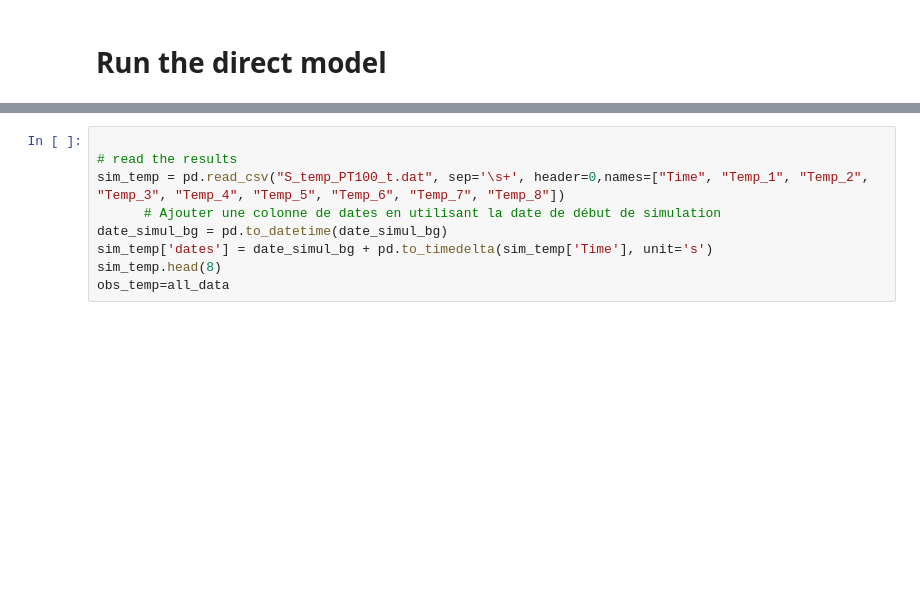
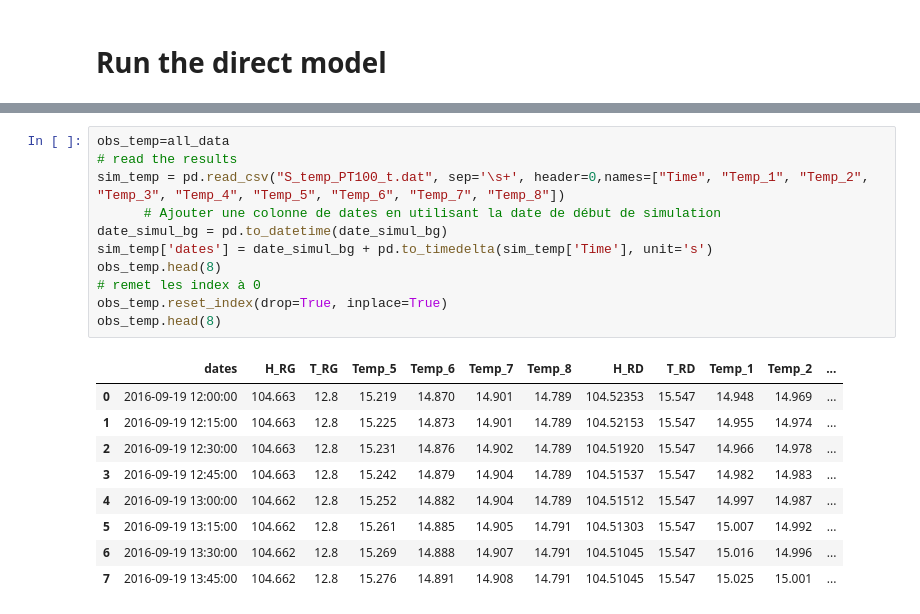
Before and after one commit to agnes-riviere/ginette, a Jupyter notebook: application/RIV2D/IntD_test.ipynb, the cells around one changed output, grey strips where cells are left out. Cells and saved outputs as stored; diff of their text form; blank space fills up the shorter version.

```diff
--- a/application/RIV2D/IntD_test.ipynb
+++ b/application/RIV2D/IntD_test.ipynb
@@ -886,10 +888,22 @@ NameError: name 'run_direct_model_2D' is not defined
 # %%
-
+obs_temp=all_data
 # read the results
 sim_temp = pd.read_csv("S_temp_PT100_t.dat", sep='\s+', header=0,names=["Time", "Temp_1", "Temp_2", "Temp_3", "Temp_4", "Temp_5", "Temp_6", "Temp_7", "Temp_8"])
       # Ajouter une colonne de dates en utilisant la date de début de simulation
 date_simul_bg = pd.to_datetime(date_simul_bg)
 sim_temp['dates'] = date_simul_bg + pd.to_timedelta(sim_temp['Time'], unit='s')
-sim_temp.head(8)
-obs_temp=all_data
+obs_temp.head(8)
+# remet les index à 0
+obs_temp.reset_index(drop=True, inplace=True)
+obs_temp.head(8)
+# %% [output]
+|  | dates | H_RG | T_RG | Temp_5 | Temp_6 | Temp_7 | Temp_8 | H_RD | T_RD | Temp_1 | Temp_2 | ... |
+| 0 | 2016-09-19 12:00:00 | 104.663 | 12.8 | 15.219 | 14.870 | 14.901 | 14.789 | 104.52353 | 15.547 | 14.948 | 14.969 | ... |
+| 1 | 2016-09-19 12:15:00 | 104.663 | 12.8 | 15.225 | 14.873 | 14.901 | 14.789 | 104.52153 | 15.547 | 14.955 | 14.974 | ... |
+| 2 | 2016-09-19 12:30:00 | 104.663 | 12.8 | 15.231 | 14.876 | 14.902 | 14.789 | 104.51920 | 15.547 | 14.966 | 14.978 | ... |
+| 3 | 2016-09-19 12:45:00 | 104.663 | 12.8 | 15.242 | 14.879 | 14.904 | 14.789 | 104.51537 | 15.547 | 14.982 | 14.983 | ... |
+| 4 | 2016-09-19 13:00:00 | 104.662 | 12.8 | 15.252 | 14.882 | 14.904 | 14.789 | 104.51512 | 15.547 | 14.997 | 14.987 | ... |
+| 5 | 2016-09-19 13:15:00 | 104.662 | 12.8 | 15.261 | 14.885 | 14.905 | 14.791 | 104.51303 | 15.547 | 15.007 | 14.992 | ... |
+| 6 | 2016-09-19 13:30:00 | 104.662 | 12.8 | 15.269 | 14.888 | 14.907 | 14.791 | 104.51045 | 15.547 | 15.016 | 14.996 | ... |
+| 7 | 2016-09-19 13:45:00 | 104.662 | 12.8 | 15.276 | 14.891 | 14.908 | 14.791 | 104.51045 | 15.547 | 15.025 | 15.001 | ... |
 # %%
```
Also changed, not shown: parts of 9 cells of this notebook, 9 other files.
